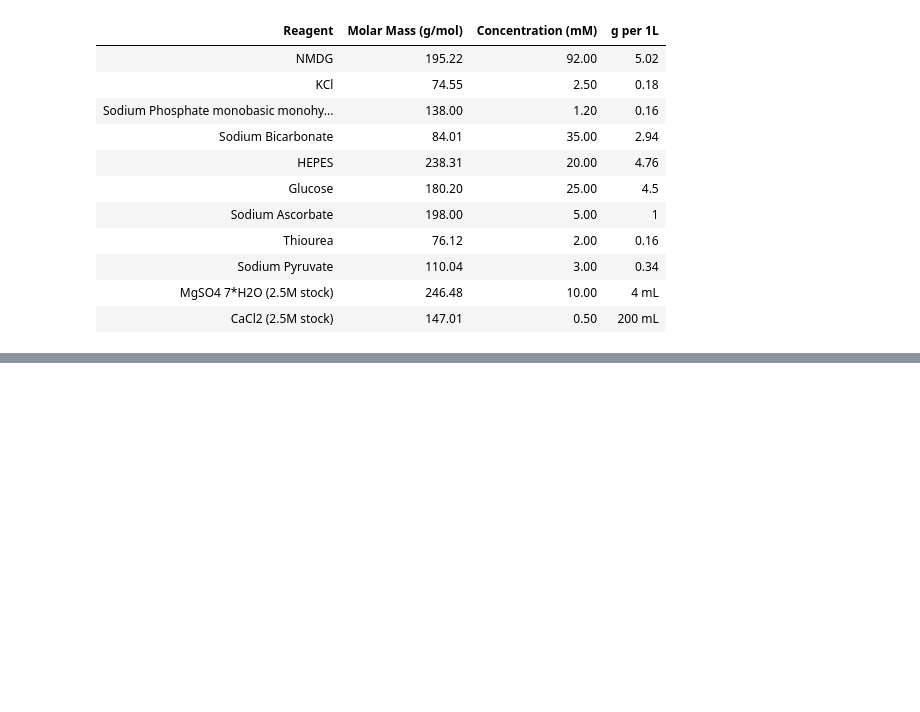
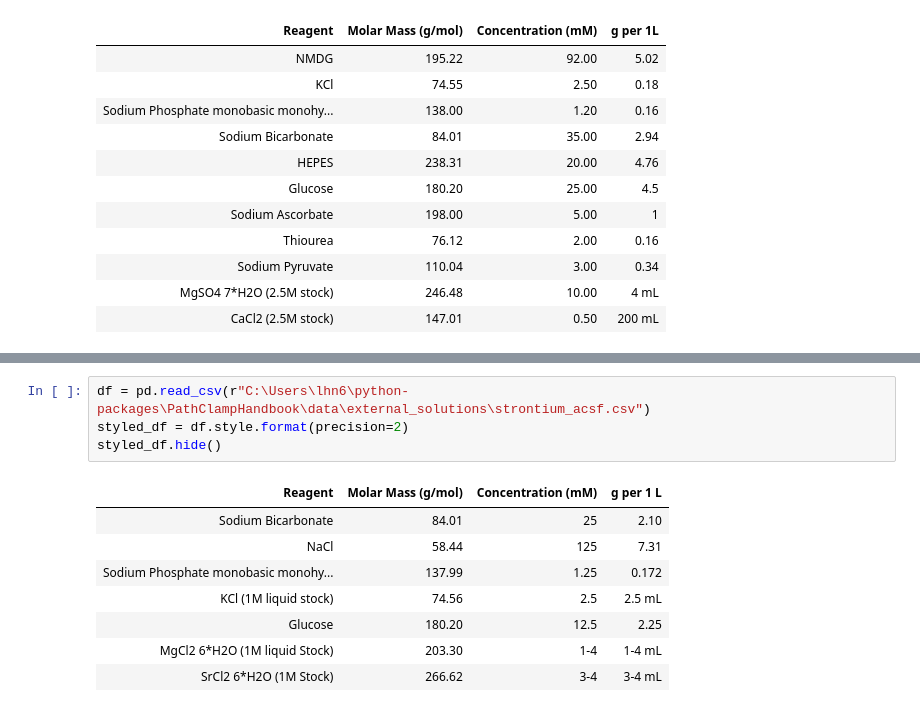
Before and after one commit to LarsHenrikNelson/PatchClampHandbook, a Jupyter notebook: nb/external_solutions.ipynb, the cells around one changed output, grey strips where cells are left out. Cells and saved outputs as stored; diff of their text form; blank space fills up the shorter version.

```diff
--- a/nb/external_solutions.ipynb
+++ b/nb/external_solutions.ipynb
@@ -104,0 +150,13 @@ styled_df.hide()
+# %%
+df = pd.read_csv(r"C:\Users\lhn6\python-packages\PathClampHandbook\data\external_solutions\strontium_acsf.csv")
+styled_df = df.style.format(precision=2)
+styled_df.hide()
+# %% [output]
+| Reagent | Molar Mass (g/mol) | Concentration (mM) | g per 1 L |
+| Sodium Bicarbonate | 84.01 | 25 | 2.10 |
+| NaCl | 58.44 | 125 | 7.31 |
+| Sodium Phosphate monobasic monohy... | 137.99 | 1.25 | 0.172 |
+| KCl (1M liquid stock) | 74.56 | 2.5 | 2.5 mL |
+| Glucose | 180.20 | 12.5 | 2.25 |
+| MgCl2 6*H2O (1M liquid Stock) | 203.30 | 1-4 | 1-4 mL |
+| SrCl2 6*H2O (1M Stock) | 266.62 | 3-4 | 3-4 mL |
```
Also changed, not shown: parts of 15 cells of this notebook, 11 other files.
